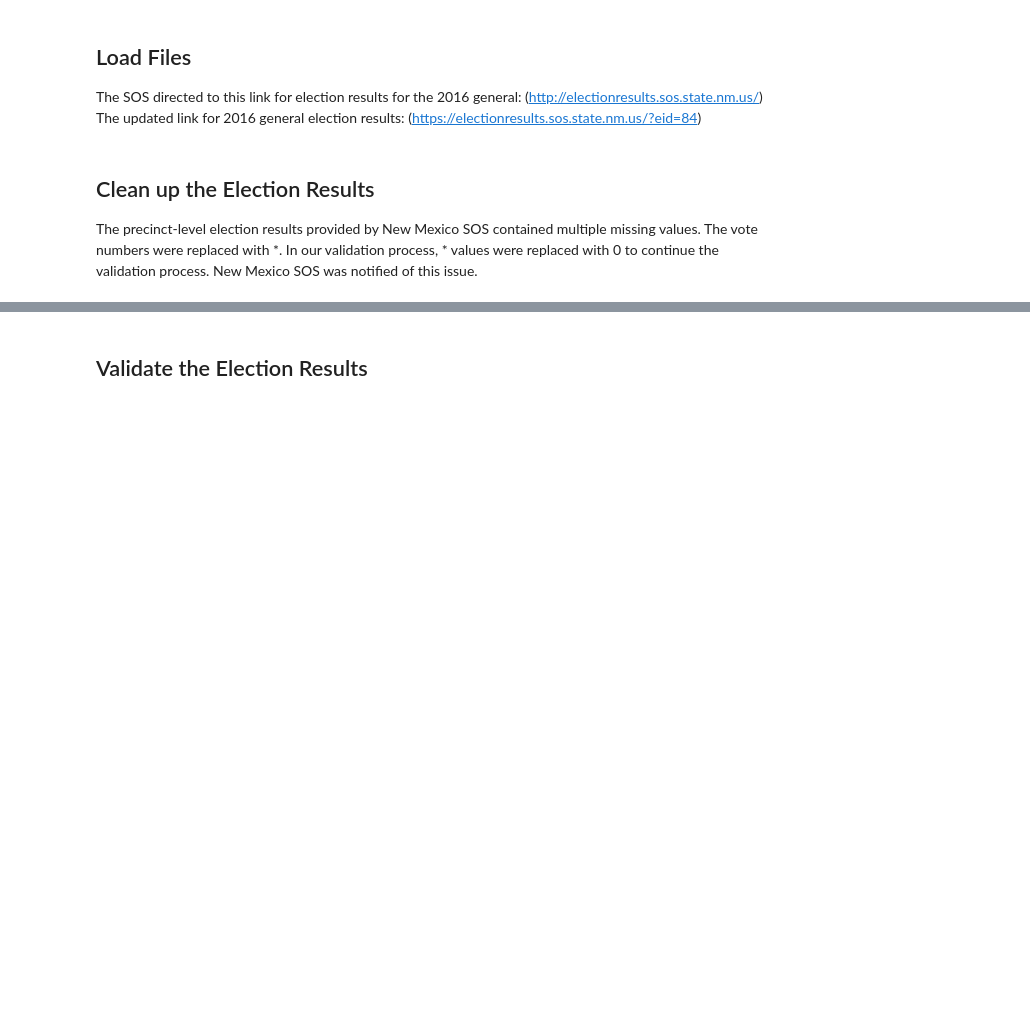
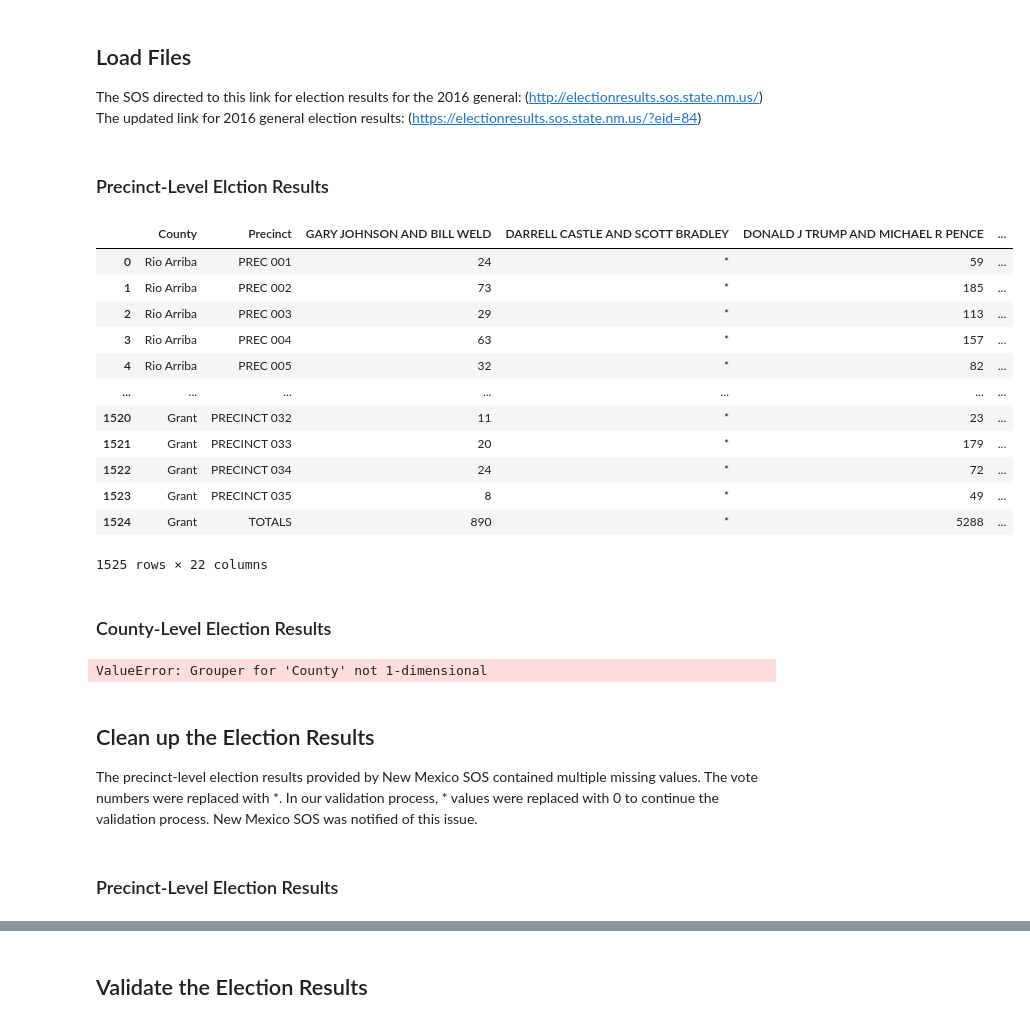
Before and after one commit to nonpartisan-redistricting-datahub/pdv-nm, a Jupyter notebook: vest-nm-2016/vest-nm-2016-validation.ipynb, the cells around one changed output, grey strips where cells are left out. Drawn from its saved outputs; the diff is of its cells as text; code cells hidden in the pictures; blank space fills up the shorter version.

```diff
--- a/vest-nm-2016/vest-nm-2016-validation.ipynb
+++ b/vest-nm-2016/vest-nm-2016-validation.ipynb
@@ -71,6 +71,8 @@ Index(['COUNTYFP', 'VTDST', 'NAMELSAD', 'G16PRERTRU', 'G16PREDCLI',
 ## Load Files
 The SOS directed to this link for election results for the 2016 general: (http://electionresults.sos.state.nm.us/)
 The updated link for 2016 general election results: (https://electionresults.sos.state.nm.us/?eid=84)
+# %% [markdown]
+### Precinct-Level Elction Results
 # %%
 # Open folder
 folder = os.listdir("./raw-from-source/Election_Results/")
@@ -79,36 +81,93 @@ folder = os.listdir("./raw-from-source/Election_Results/")
 files = []
 
 # Iterate over files in the folder
 for file in folder:
     # Work on precinct-level data files only
     if "Precinct" in file:
         # Create the file path
         election = pd.ExcelFile("./raw-from-source/Election_Results/" + file)
         # Set sheet names as counties (each sheet was named after the county data it contains)
         counties = election.sheet_names
         # Create an empty list to add the county data
         df_election = []
         # Iterate over all the counties
         for county in counties:
             # Import the file
             df = pd.read_excel(election, sheet_name = county, skiprows=[0,1,2,3,4,5])
             # Omit the empty column
             df = df.loc[:, df.columns != df.columns[0]]
             # Add the county column
             df = pd.concat([pd.Series(county, index=df.index, name='County'), df], axis=1)
             # Add the data to the list
             df_election.append(df)
         # Create each election's final dataframe
         combined_df_election = pd.concat(df_election)
         # Reset index for each election
         combined_df_election.reset_index(drop=True,inplace=True)
         # Add the election results to the overall list
         files.append(combined_df_election)
 # Create the final dataframe with all election results
 nm_16 = pd.concat(files, axis = 1)
+nm_16
+# %% [output]
+|  | County | Precinct | GARY JOHNSON AND BILL WELD | DARRELL CASTLE AND SCOTT BRADLEY | DONALD J TRUMP AND MICHAEL R PENCE | ... |
+| 0 | Rio Arriba | PREC 001 | 24 | * | 59 | ... |
+| 1 | Rio Arriba | PREC 002 | 73 | * | 185 | ... |
+| 2 | Rio Arriba | PREC 003 | 29 | * | 113 | ... |
+| 3 | Rio Arriba | PREC 004 | 63 | * | 157 | ... |
+| 4 | Rio Arriba | PREC 005 | 32 | * | 82 | ... |
+| ... | ... | ... | ... | ... | ... | ... |
+| 1520 | Grant | PRECINCT 032 | 11 | * | 23 | ... |
+| 1521 | Grant | PRECINCT 033 | 20 | * | 179 | ... |
+| 1522 | Grant | PRECINCT 034 | 24 | * | 72 | ... |
+| 1523 | Grant | PRECINCT 035 | 8 | * | 49 | ... |
+| 1524 | Grant | TOTALS | 890 | * | 5288 | ... |
+1525 rows × 22 columns
+# %% [markdown]
+### County-Level Election Results
+# %%
+# Open folder
+folder = os.listdir("./raw-from-source/Election_Results/")
+
+# Create an empty list to add the overall data
+files = []
+
+# Iterate over files in the folder
+for file in folder:
+    # Work on precinct-level data files only
+    if "County" in file:
+        # Create the file path
+        election = pd.ExcelFile("./raw-from-source/Election_Results/" + file)
+        # Set sheet names as counties (each sheet was named after the county data it contains)
+        counties = election.sheet_names
+        # Create an empty list to add the county data
+        df_election = []
+        # Iterate over all the counties
+        for county in counties:
+            # Import the file
+            df = pd.read_excel(election, sheet_name = county, skiprows=[0,1,2,3,4,5])
+            # Omit the empty column
+            df = df.loc[:, df.columns != df.columns[0]]
+            # Add the data to the list
+            df_election.append(df)
+        # Create each election's final dataframe
+        combined_df_election = pd.concat(df_election)
+        # Reset index for each election
+        combined_df_election.reset_index(drop=True,inplace=True)
+        # Add the election results to the overall list
+        files.append(combined_df_election)
+# Create the final dataframe with all election results
+nm_16_county = pd.concat(files, axis = 1)
+
+
+nm_16_county["County"].value_counts()
+# %% [output]
+ValueError: Grouper for 'County' not 1-dimensional
 # %% [markdown]
 ## Clean up the Election Results
 The precinct-level election results provided by New Mexico SOS contained multiple missing values. The vote numbers were replaced with *. In our validation process, * values were replaced with 0 to continue the validation process. New Mexico SOS was notified of this issue.
+# %% [markdown]
+### Precinct-Level Election Results
 # %%
 # Rename the columns to match VEST
 nm_16 = nm_16.rename(columns = {'GARY JOHNSON AND BILL WELD':'G16PRELJOH',
```
Also changed, not shown: parts of 15 cells of this notebook.
